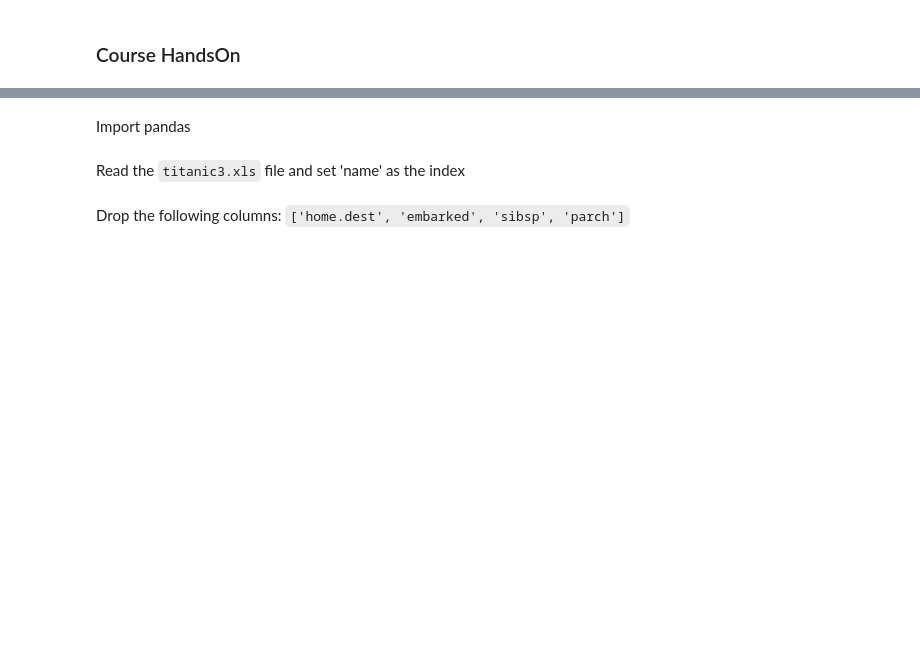
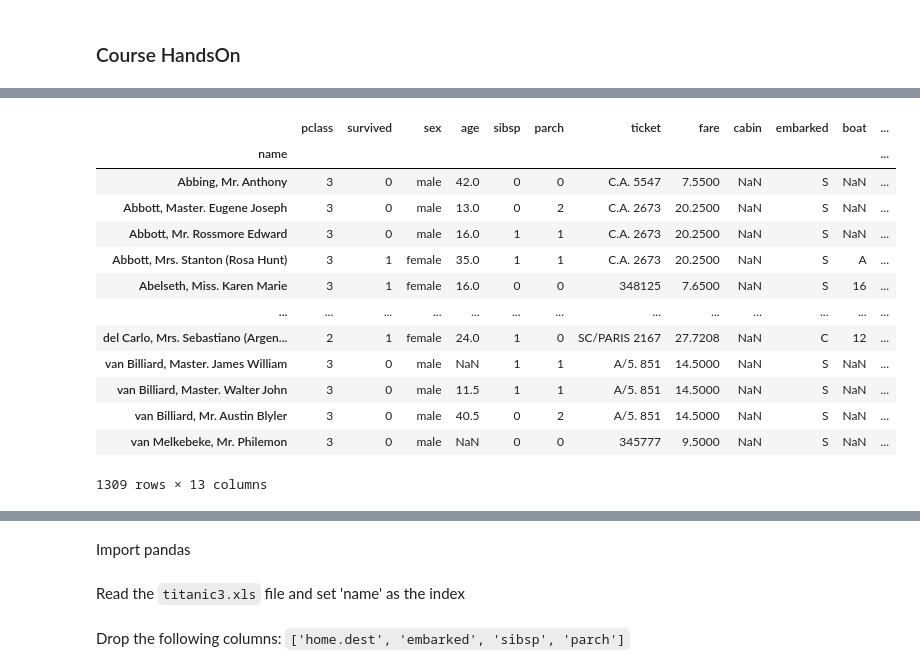
Before and after one commit to AmalSatheesan/Data_Analysis_with_Pandas, a Jupyter notebook: homework3.ipynb, the cells around one changed output, grey strips where cells are left out. Cells and saved outputs as stored; diff of their text form; code cells hidden in the pictures; blank space fills up the shorter version.

```diff
--- a/homework3.ipynb
+++ b/homework3.ipynb
@@ -2,0 +23,18 @@
+# %%
+titanic.sort_index(inplace = True)
+titanic
+# %% [output]
+|  | pclass | survived | sex | age | sibsp | parch | ticket | fare | cabin | embarked | boat | ... |
+| name |  |  |  |  |  |  |  |  |  |  |  | ... |
+| Abbing, Mr. Anthony | 3 | 0 | male | 42.0 | 0 | 0 | C.A. 5547 | 7.5500 | NaN | S | NaN | ... |
+| Abbott, Master. Eugene Joseph | 3 | 0 | male | 13.0 | 0 | 2 | C.A. 2673 | 20.2500 | NaN | S | NaN | ... |
+| Abbott, Mr. Rossmore Edward | 3 | 0 | male | 16.0 | 1 | 1 | C.A. 2673 | 20.2500 | NaN | S | NaN | ... |
+| Abbott, Mrs. Stanton (Rosa Hunt) | 3 | 1 | female | 35.0 | 1 | 1 | C.A. 2673 | 20.2500 | NaN | S | A | ... |
+| Abelseth, Miss. Karen Marie | 3 | 1 | female | 16.0 | 0 | 0 | 348125 | 7.6500 | NaN | S | 16 | ... |
+| ... | ... | ... | ... | ... | ... | ... | ... | ... | ... | ... | ... | ... |
+| del Carlo, Mrs. Sebastiano (Argen... | 2 | 1 | female | 24.0 | 1 | 0 | SC/PARIS 2167 | 27.7208 | NaN | C | 12 | ... |
+| van Billiard, Master. James William | 3 | 0 | male | NaN | 1 | 1 | A/5. 851 | 14.5000 | NaN | S | NaN | ... |
+| van Billiard, Master. Walter John | 3 | 0 | male | 11.5 | 1 | 1 | A/5. 851 | 14.5000 | NaN | S | NaN | ... |
+| van Billiard, Mr. Austin Blyler | 3 | 0 | male | 40.5 | 0 | 2 | A/5. 851 | 14.5000 | NaN | S | NaN | ... |
+| van Melkebeke, Mr. Philemon | 3 | 0 | male | NaN | 0 | 0 | 345777 | 9.5000 | NaN | S | NaN | ... |
+1309 rows × 13 columns
```
Also changed, not shown: parts of 5 cells of this notebook, 1 other file.
